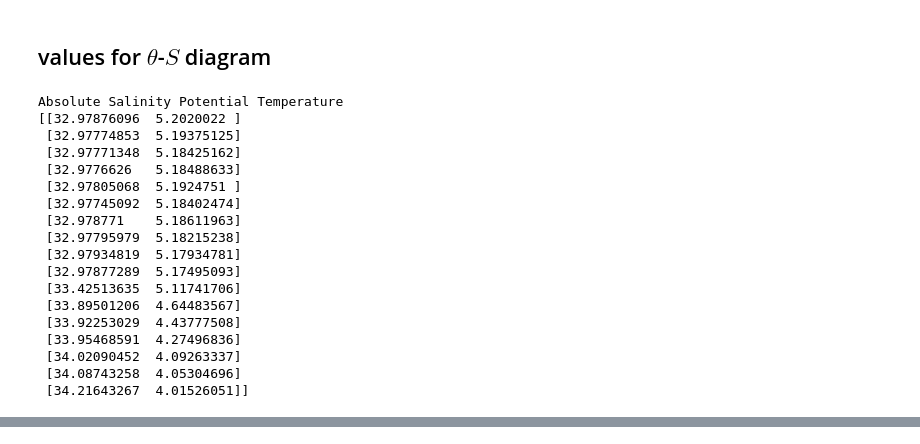
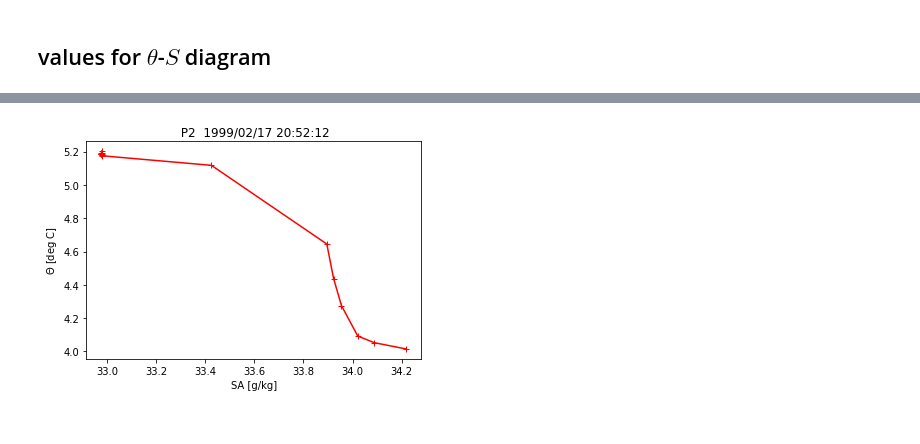
Before and after one commit to tompc35/oceanography-notebooks, a Jupyter notebook: plot_line_p_profiles.ipynb, the cells around one changed output, grey strips where cells are left out. Saved outputs shown, nothing was run; the diff lists cells and outputs as text; code cells hidden in the pictures.

```diff
--- a/plot_line_p_profiles.ipynb
+++ b/plot_line_p_profiles.ipynb
@@ -163,24 +158,8 @@ if ncol >= 5:
 # %% [markdown]
 ## values for $\theta$-$S$ diagram
-# %%
-print('Absolute Salinity','Potential Temperature ')
-print(np.array([SA,CT]).T)
-# %% [output]
-Absolute Salinity Potential Temperature
-[[32.97876096  5.2020022 ]
- [32.97774853  5.19375125]
- [32.97771348  5.18425162]
- [32.9776626   5.18488633]
- [32.97805068  5.1924751 ]
- [32.97745092  5.18402474]
- [32.978771    5.18611963]
- [32.97795979  5.18215238]
- [32.97934819  5.17934781]
- [32.97877289  5.17495093]
- [33.42513635  5.11741706]
- [33.89501206  4.64483567]
- [33.92253029  4.43777508]
- [33.95468591  4.27496836]
- [34.02090452  4.09263337]
- [34.08743258  4.05304696]
- [34.21643267  4.01526051]]
+# %%
+plt.plot(SA,CT,'r-+')
+plt.ylabel('$\Theta$ [deg C]')
+plt.xlabel('SA [g/kg]')
+plt.title(station_name + ' ' + date_string)
+# %% [output]
@@ -186,0 +167 @@ Absolute Salinity Potential Temperature
+[figure, added]
```
Also changed, not shown: parts of 6 cells of this notebook.
